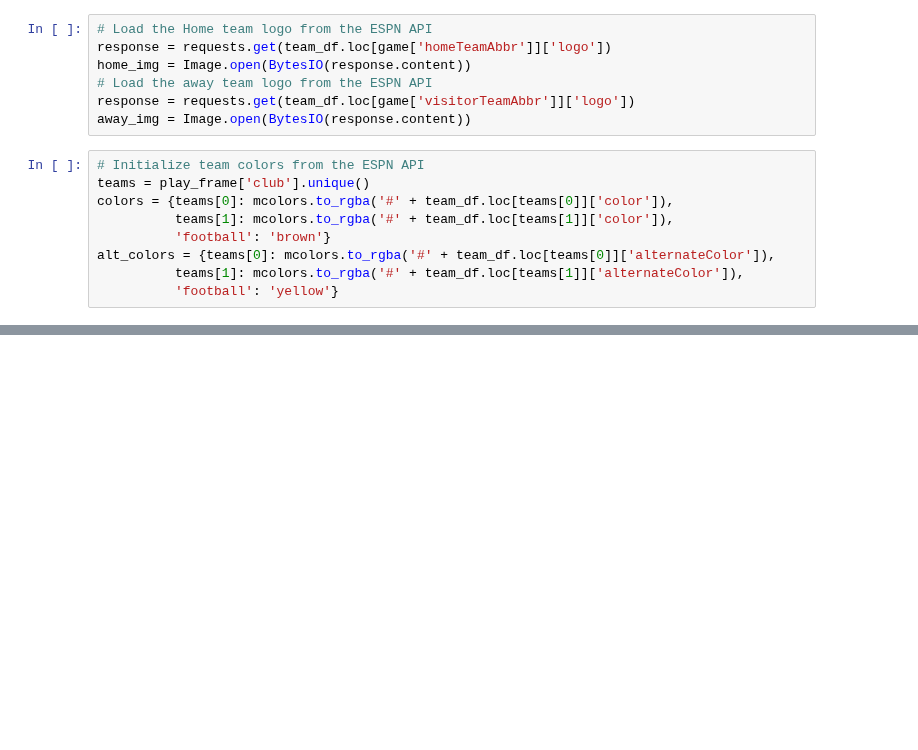
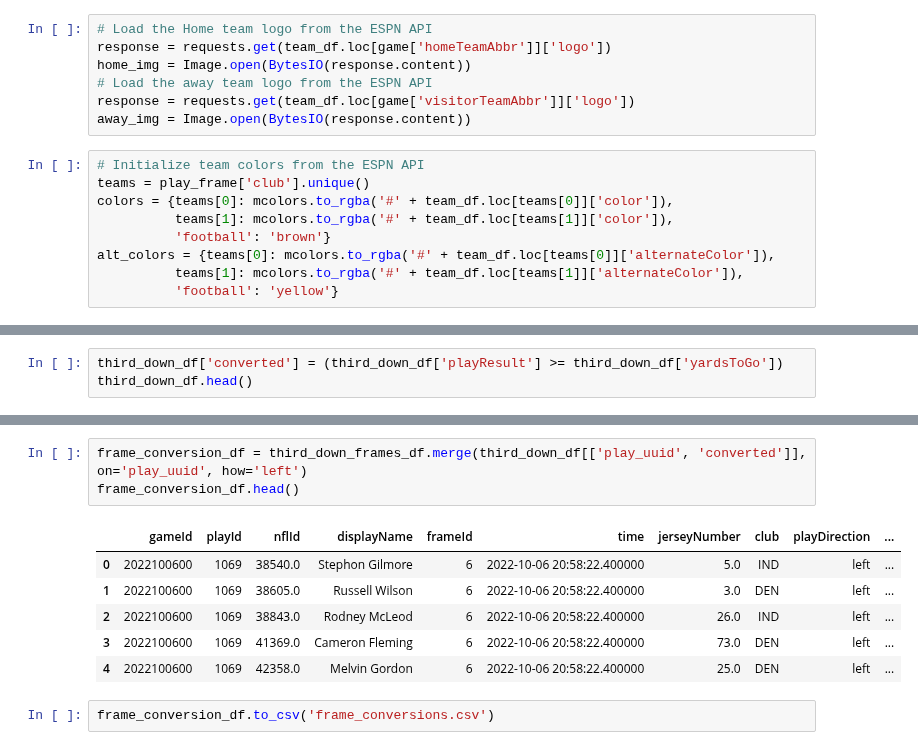
Before and after one commit to rfe123/umn_data_project_004, a Jupyter notebook: umn_data_project_004_nfl.ipynb, the cells around one changed output, grey strips where cells are left out. Cells and saved outputs as stored; diff of their text form; blank space fills up the shorter version.

```diff
--- a/umn_data_project_004_nfl.ipynb
+++ b/umn_data_project_004_nfl.ipynb
@@ -472,0 +552,3 @@ plt.show()
+# %%
+third_down_df['converted'] = (third_down_df['playResult'] >= third_down_df['yardsToGo'])
+third_down_df.head()
@@ -472,0 +568,12 @@ plt.show()
+# %%
+frame_conversion_df = third_down_frames_df.merge(third_down_df[['play_uuid', 'converted']], on='play_uuid', how='left')
+frame_conversion_df.head()
+# %% [output]
+|  | gameId | playId | nflId | displayName | frameId | time | jerseyNumber | club | playDirection | ... |
+| 0 | 2022100600 | 1069 | 38540.0 | Stephon Gilmore | 6 | 2022-10-06 20:58:22.400000 | 5.0 | IND | left | ... |
+| 1 | 2022100600 | 1069 | 38605.0 | Russell Wilson | 6 | 2022-10-06 20:58:22.400000 | 3.0 | DEN | left | ... |
+| 2 | 2022100600 | 1069 | 38843.0 | Rodney McLeod | 6 | 2022-10-06 20:58:22.400000 | 26.0 | IND | left | ... |
+| 3 | 2022100600 | 1069 | 41369.0 | Cameron Fleming | 6 | 2022-10-06 20:58:22.400000 | 73.0 | DEN | left | ... |
+| 4 | 2022100600 | 1069 | 42358.0 | Melvin Gordon | 6 | 2022-10-06 20:58:22.400000 | 25.0 | DEN | left | ... |
+# %%
+frame_conversion_df.to_csv('frame_conversions.csv')
```
Also changed, not shown: parts of 18 cells of this notebook, 2 other files.
